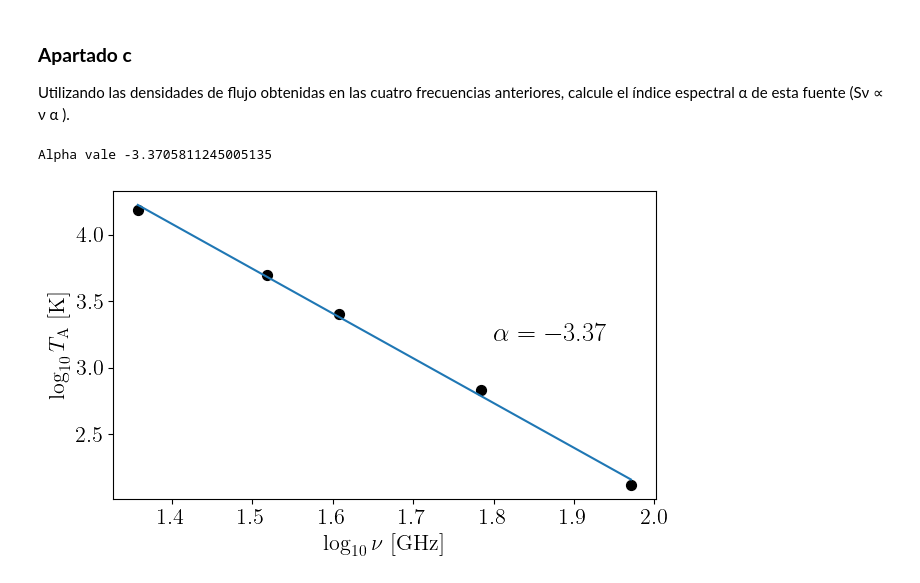
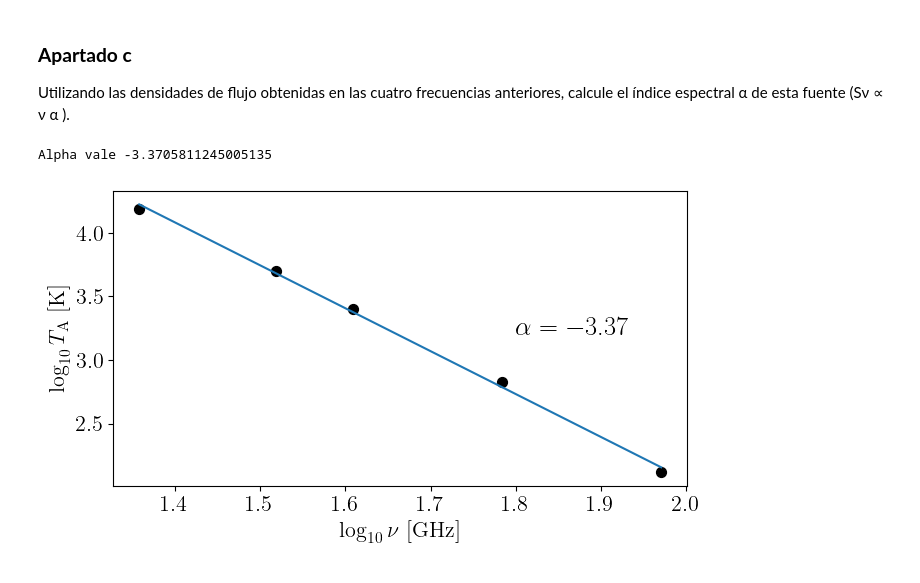
Before and after one commit to aceronf/CygA-Photometry, a Jupyter notebook: problema_1.ipynb, the cells around one changed output. Cells and saved outputs as stored; diff of their text form; code cells hidden in the pictures.

```diff
--- a/problema_1.ipynb
+++ b/problema_1.ipynb
@@ -243,22 +243,22 @@ espectral α de esta fuente (Sν ∝ ν α ).
 # %%
 fig, ax = plt.subplots(figsize=(7,4))
 
 freqs = np.array([f.value for f in list(data_freq.values())])
 temperatures = np.array([t.value for t in list(data_Tb.values())])
 
 ax.scatter(np.log10(freqs), np.log10(temperatures), color="black", s=50)
 ax.set_xlabel(r"$\log_{10}\nu$ [$\unit{\giga\hertz}$]")
 ax.set_ylabel(r"$\log_{10}T_\mathrm{A}$ [$\unit{\kelvin}$]")
 
 fit = np.polyfit(np.log10(freqs), np.log10(temperatures), 1)
 xx = np.linspace(np.min(np.log10(freqs)), np.max(np.log10(freqs)),)
 yy = np.polyval(fit, xx)
 ax.plot(xx,yy)
 ax.text(1.8,3.2, rf"$\alpha={fit[0]:.2f}$", fontsize=19, color="black")
-
+fig.tight_layout()
 fig.savefig(os.path.join(results_dir,"indice_espectral.pdf"))
 
 print(rf"Alpha vale {fit[0]}")
 # %% [output]
 Alpha vale -3.3705811245005135
-[figure, old version]
+[figure, new version]
```
Also changed, not shown: 4 other files.
